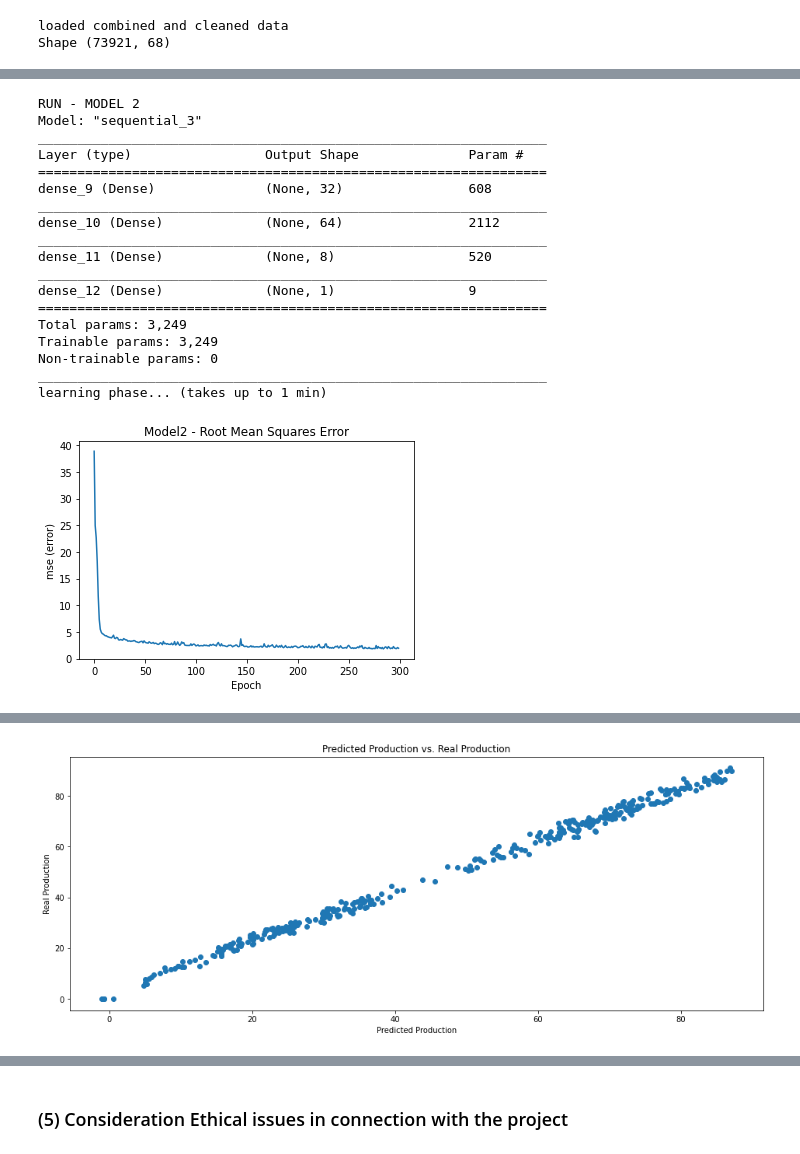
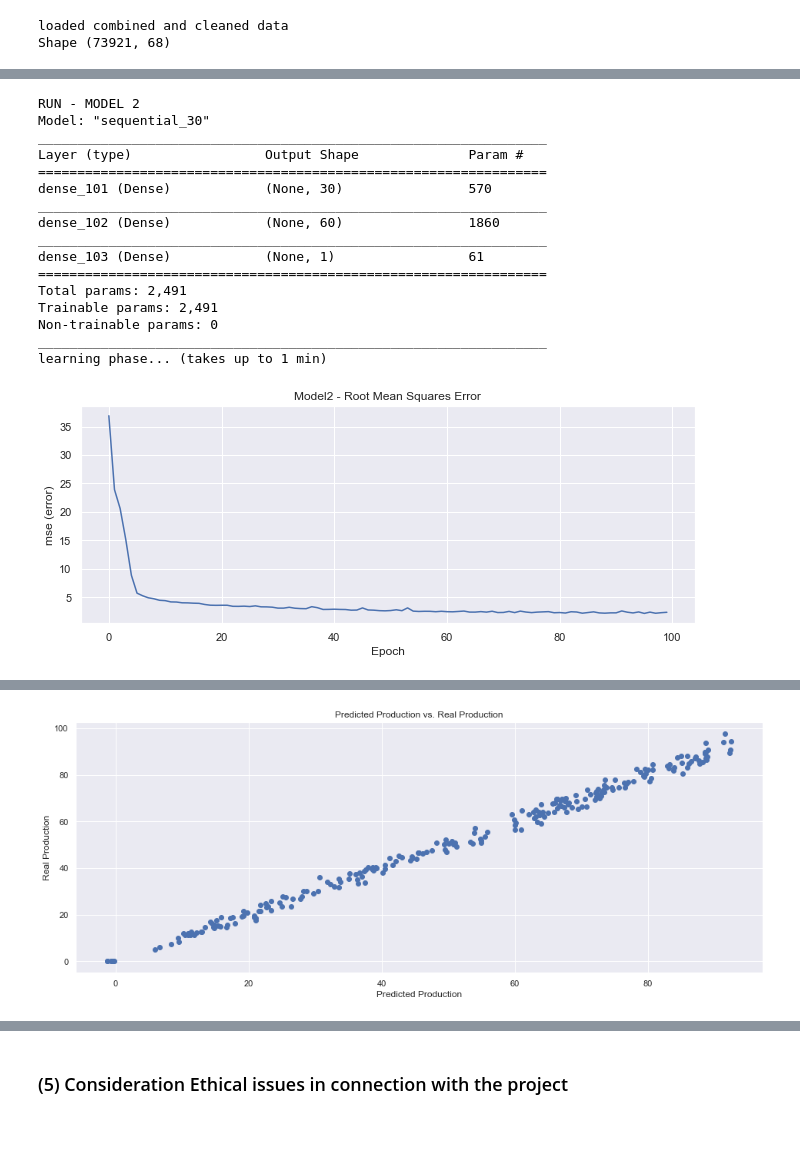
Before and after one commit to the-s-a-m/solarprediction, a Jupyter notebook: SolarAnalysis.ipynb, the cells around one changed output, grey strips where cells are left out. Saved outputs shown, nothing was run; the diff lists cells and outputs as text; code cells hidden in the pictures.

```diff
--- a/SolarAnalysis.ipynb
+++ b/SolarAnalysis.ipynb
@@ -975,12 +1192,15 @@ from datetime import datetime, timedelta
 interateParams = ['icon','temp','templow','baro','wind','wd','hum']
 
 #Create train and testset (based on movign avrage, probably create one without moving avrage)
-energyByDay = combined.groupby(['year','month','day']).tail(1)
-energyByDay_ma = energyByDay.rolling(window=12).mean()
-energy_rt = energyByDay_ma['2018-01-01':'2020-12-31']
-energy_rt = energy_rt.dropna()
+energyByDay = combined.groupby(['year','month','day']).tail(1) #Interesannt wäre es auf die Stunde
+#herunterzubrechen, um zu den Stromverbrauch besser während dem Tag planen zu können.
+energyByDay_ma = energyByDay.rolling(window=12).mean() #Im Schnitt wird 12 Stunden am Tag Strom produziert.
+#Im Sommer mehr als im Winter
+energy_rt = energyByDay['2017-01-01':'2020-12-31'] #Moving average hier rausgenommen
+energy_rt = energy_rt.dropna() #Drop the columns where at least one element is missing.
+energy_rt = energy_rt.sample(frac=1)
 
-energy_rt['origDate'] = pd.to_datetime(energy_rt.index).strftime("%Y.%m.%d")
+energy_rt['origDate'] = pd.to_datetime(energy_rt.index).strftime("%Y.%m.%d") #Definition des Datumsformat
 energy_rt['date'] = pd.to_datetime(energy_rt.index)
 energy_rt = energy_rt.set_index('date')
 #print(energy_rt)
@@ -1032,18 +1252,20 @@ feature_cols = ['producedDay',
                 'humTomorrow'
 ]
 
-X = energy_rt[feature_cols]  # Features
+
+from sklearn.model_selection import train_test_split
+
+train, test = train_test_split(energy_rt, test_size=0.2)
+
+X_train = train[feature_cols]  # Features
 #print('Features (X) to learn from')
 #print(X.dtypes)
-y = energy_rt.powerTomorrow   # Target variable
+y_train = train.powerTomorrow   # Target variable
 #print('Result (y) powerTomorrow')
 
-# Sampling train and test data
-X_train = X.loc['2018-01-01':'2019-12-31']
-y_train = y.loc['2018-01-01':'2019-12-31']
+X_test = test[feature_cols]
+y_test = test.powerTomorrow
 
-X_test  = X.loc['2020-01-01':'2020-12-31']
-y_test  = y.loc['2020-01-01':'2020-12-31']
 
 print("Shape train", X_train.shape, y_train.shape)
 print("Shape test", X_test.shape, y_test.shape)
@@ -1180,7 +1402,7 @@ print('RUN - MODEL 2')
 
 #Then compare result r2_score, mse between different models
 
-n_layers_model2 = [32, 64, 8]
+n_layers_model2 = [30,60]
 model2 = tf.keras.models.Sequential()
 for idx, nodeCount in enumerate(n_layers_model2):
     if idx==0:
@@ -1193,7 +1415,7 @@ model2.summary()
 
 print('learning phase... (takes up to 1 min)')
 #set verbose to 1 or 2 or 3 if you want to have info about fit
-hist2 = model2.fit(X_train, y_train, batch_size=32, validation_data=(X_test, y_test), epochs=300, verbose=0)
+hist2 = model2.fit(X_train, y_train, batch_size=32, validation_data=(X_test, y_test), epochs=100, verbose=0)
 
 plt.plot(hist2.history['root_mean_squared_error'])
 plt.title('Model2 - Root Mean Squares Error')
@@ -1211,39 +1433,37 @@ from sklearn.metrics import r2_score
 print('r2_score', r2_score(y_test_pred_m2, y_test))
 
 print('saving model2')
 fileNameModel2 = 'saved_models/keras_sequential_solar_prediction_v2'
 tf.saved_model.save(model2, fileNameModel2)
 model1.save_weights('saved_weights/keras_sequential_solar_prediction_v2')
 print('saved in saved_models und saved_weights as - ' + fileNameModel2)
 
 plt.figure(figsize=(16,6))
 plt.scatter(y_test_pred_m2, y_test)
 plt.xlabel('Predicted Production')
 plt.ylabel('Real Production')
 plt.title('Predicted Production vs. Real Production')
 plt.show()
 
 combined = np.array([y_test_pred_m2.transpose()[0], np.array(y_test)]).transpose()
 results = pd.DataFrame(data=combined)
 results.columns = ['Predicted Production', 'Real Production']
 results[10:20]
 # %% [output]
 RUN - MODEL 2
-Model: "sequential_3"
+Model: "sequential_30"
 _________________________________________________________________
 Layer (type)                 Output Shape              Param #
 =================================================================
-dense_9 (Dense)              (None, 32)                608
+dense_101 (Dense)            (None, 30)                570
 _________________________________________________________________
-dense_10 (Dense)             (None, 64)                2112
+dense_102 (Dense)            (None, 60)                1860
 _________________________________________________________________
-dense_11 (Dense)             (None, 8)                 520
-_________________________________________________________________
-dense_12 (Dense)             (None, 1)                 9
+dense_103 (Dense)            (None, 1)                 61
 =================================================================
-Total params: 3,249
-Trainable params: 3,249
+Total params: 2,491
+Trainable params: 2,491
 Non-trainable params: 0
 _________________________________________________________________
 learning phase... (takes up to 1 min)
-[figure, old version]
+[figure, new version]
@@ -1255,3 +1475,3 @@ INFO:tensorflow:Assets written to: saved_models/keras_sequential_solar_predictio
 saved in saved_models und saved_weights as - saved_models/keras_sequential_solar_prediction_v2
-[figure, old version]
+[figure, new version]
 |  | Predicted Production | Real Production |
```
Also changed, not shown: parts of 23 cells of this notebook, 13 other files.
